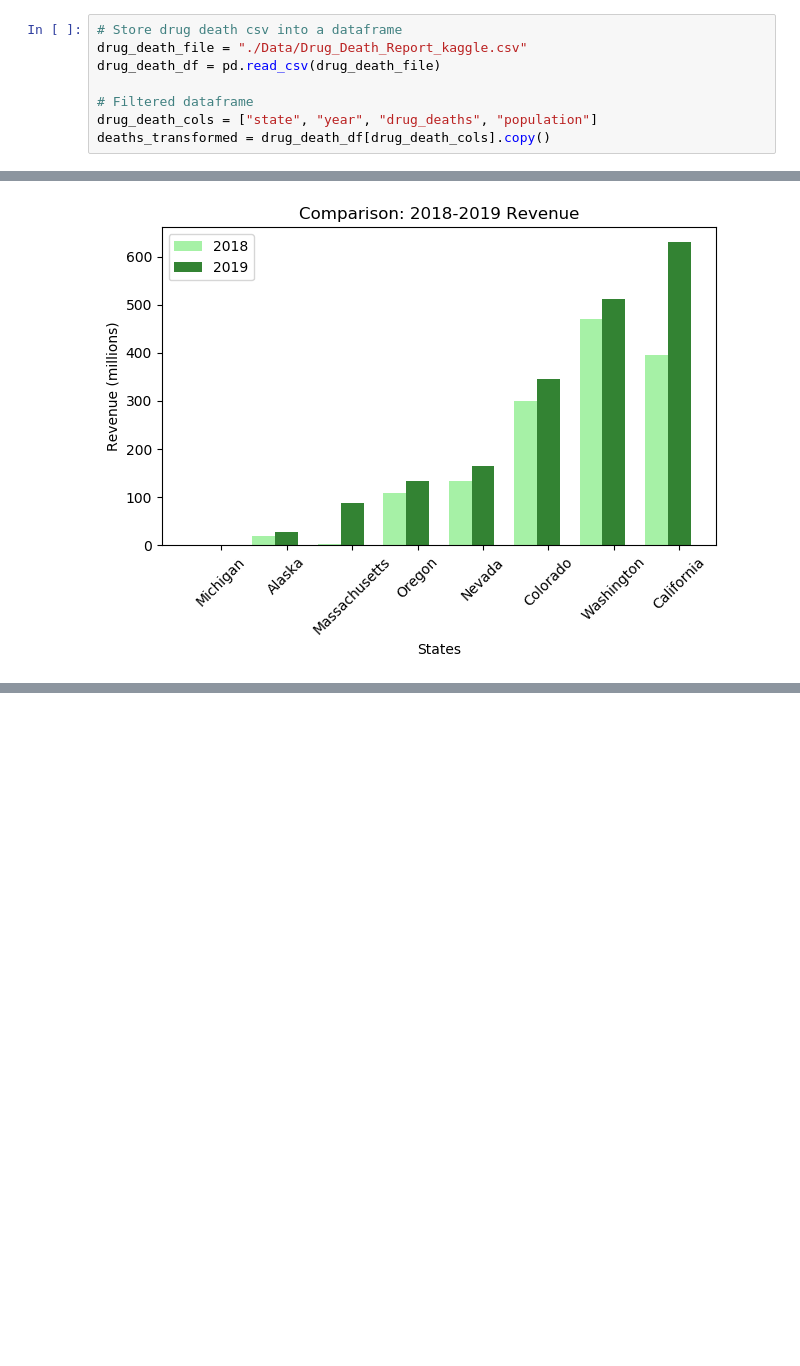
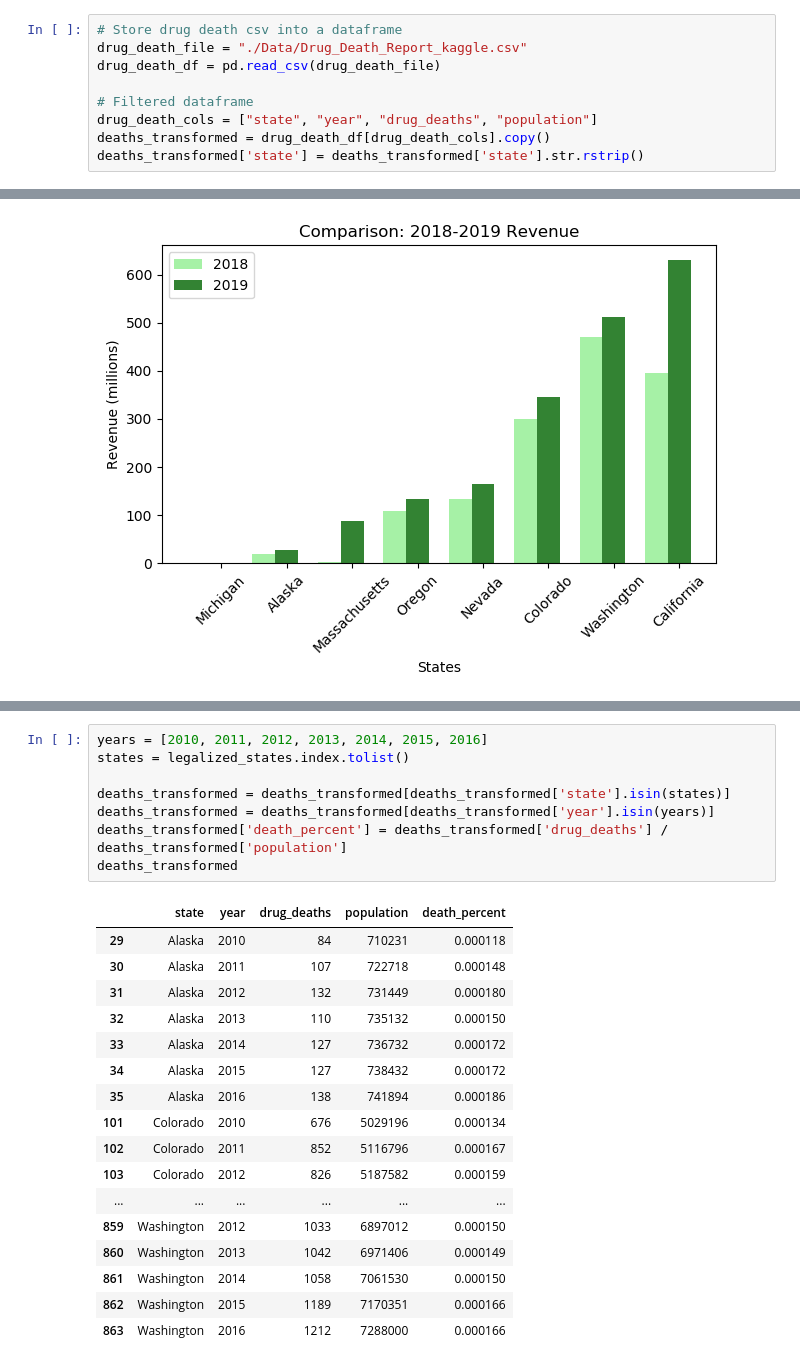
Before and after one commit to C-Miranda/ETL-Project, a Jupyter notebook: cannabis_transformed.ipynb, the cells around one changed output, grey strips where cells are left out. Saved outputs shown, nothing was run; the diff lists cells and outputs as text; blank space fills up the shorter version.

```diff
--- a/cannabis_transformed.ipynb
+++ b/cannabis_transformed.ipynb
@@ -34,6 +34,7 @@ drug_death_df = pd.read_csv(drug_death_file)
 # Filtered dataframe
 drug_death_cols = ["state", "year", "drug_deaths", "population"]
 deaths_transformed = drug_death_df[drug_death_cols].copy()
+deaths_transformed['state'] = deaths_transformed['state'].str.rstrip()
 # %%
 # Store state legal status csv into a dataframe
 state_status_file = "./Data/states_statuses_dolthub.csv"
@@ -182,0 +219,26 @@ deaths_transformed
+# %%
+years = [2010, 2011, 2012, 2013, 2014, 2015, 2016]
+states = legalized_states.index.tolist()
+
+deaths_transformed = deaths_transformed[deaths_transformed['state'].isin(states)]
+deaths_transformed = deaths_transformed[deaths_transformed['year'].isin(years)]
+deaths_transformed['death_percent'] = deaths_transformed['drug_deaths'] / deaths_transformed['population']
+deaths_transformed
+# %% [output]
+|  | state | year | drug_deaths | population | death_percent |
+| 29 | Alaska | 2010 | 84 | 710231 | 0.000118 |
+| 30 | Alaska | 2011 | 107 | 722718 | 0.000148 |
+| 31 | Alaska | 2012 | 132 | 731449 | 0.000180 |
+| 32 | Alaska | 2013 | 110 | 735132 | 0.000150 |
+| 33 | Alaska | 2014 | 127 | 736732 | 0.000172 |
+| 34 | Alaska | 2015 | 127 | 738432 | 0.000172 |
+| 35 | Alaska | 2016 | 138 | 741894 | 0.000186 |
+| 101 | Colorado | 2010 | 676 | 5029196 | 0.000134 |
+| 102 | Colorado | 2011 | 852 | 5116796 | 0.000167 |
+| 103 | Colorado | 2012 | 826 | 5187582 | 0.000159 |
+| ... | ... | ... | ... | ... | ... |
+| 859 | Washington | 2012 | 1033 | 6897012 | 0.000150 |
+| 860 | Washington | 2013 | 1042 | 6971406 | 0.000149 |
+| 861 | Washington | 2014 | 1058 | 7061530 | 0.000150 |
+| 862 | Washington | 2015 | 1189 | 7170351 | 0.000166 |
+| 863 | Washington | 2016 | 1212 | 7288000 | 0.000166 |
```
Also changed, not shown: parts of 10 cells of this notebook.
